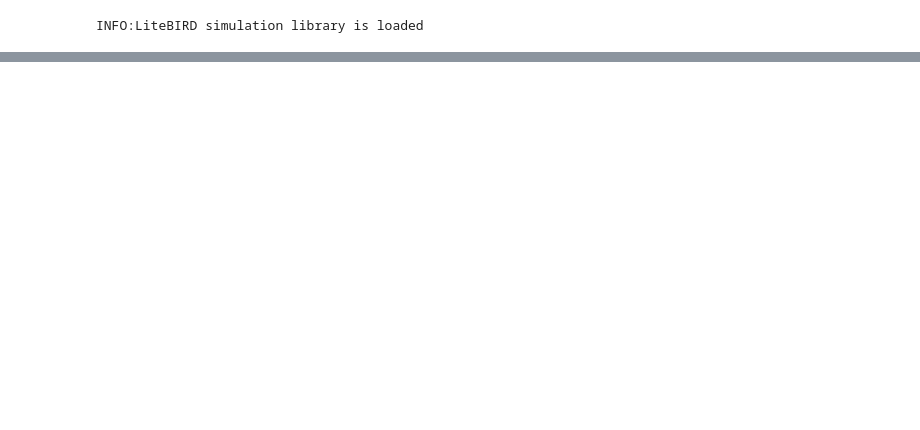
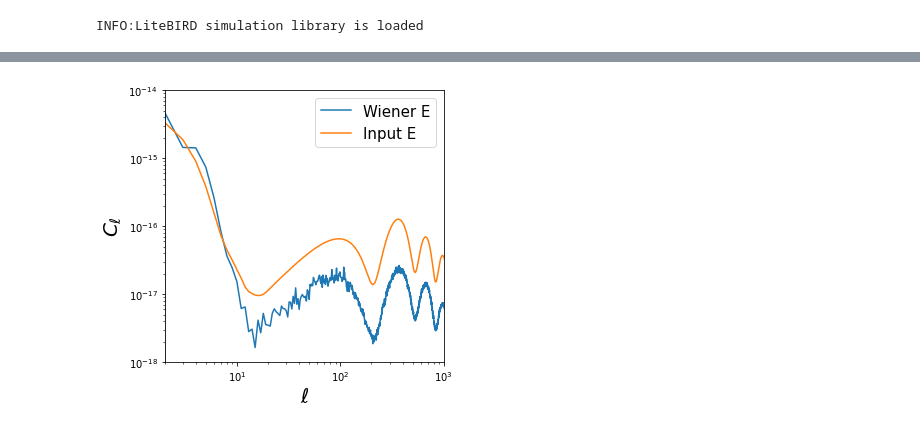
Before and after one commit to litebird/LBxS4, a Jupyter notebook: Notebooks/FiltCoadd.ipynb, the cells around one changed output, grey strips where cells are left out. Saved outputs shown, nothing was run; the diff lists cells and outputs as text; code cells hidden in the pictures; blank space fills up the shorter version.

```diff
--- a/Notebooks/FiltCoadd.ipynb
+++ b/Notebooks/FiltCoadd.ipynb
@@ -33,0 +51,5 @@ fc.plot_W_E(0)
+# %%
+#fc_lbxs4.filtEmode(0,status='stat.txt')
+fc_lbxs4.plot_W_E(0)
+# %% [output]
+[figure, added]
```
Also changed, not shown: parts of 12 cells of this notebook, 10 other files.
